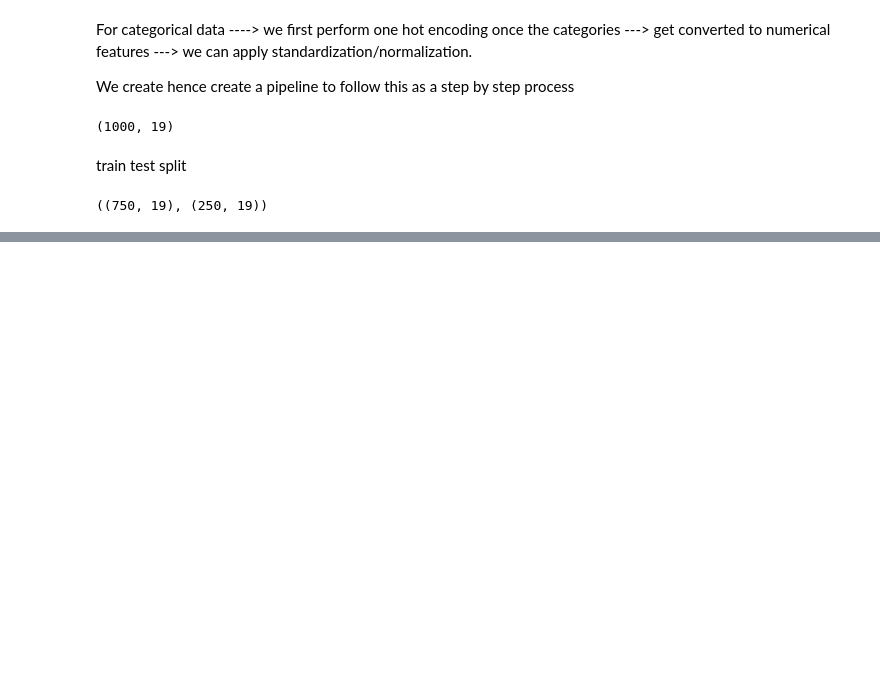
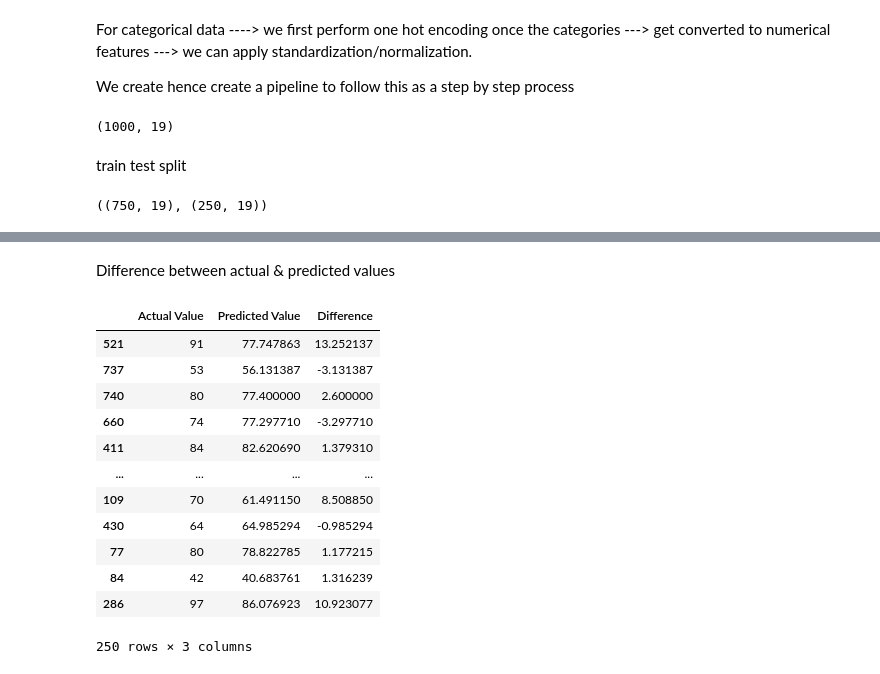
Before and after one commit to codebynishhhi/data_science_learnings, a Jupyter notebook: Project1/notebook/Model_training.ipynb, the cells around one changed output, grey strips where cells are left out. Drawn from its saved outputs; the diff is of its cells as text; code cells hidden in the pictures; blank space fills up the shorter version.

```diff
--- a/Project1/notebook/Model_training.ipynb
+++ b/Project1/notebook/Model_training.ipynb
@@ -132,0 +247,23 @@ X_train.shape, X_test.shape
+# %% [markdown]
+Difference between actual & predicted values
+# %%
+predicted_diff = pd.DataFrame({
+    'Actual Value': y_test,
+    'Predicted Value': y_test_pred,
+    'Difference': y_test - y_test_pred  # Corrected variable name to y_test_pred
+})
+predicted_diff
+# %% [output]
+|  | Actual Value | Predicted Value | Difference |
+| 521 | 91 | 77.747863 | 13.252137 |
+| 737 | 53 | 56.131387 | -3.131387 |
+| 740 | 80 | 77.400000 | 2.600000 |
+| 660 | 74 | 77.297710 | -3.297710 |
+| 411 | 84 | 82.620690 | 1.379310 |
+| ... | ... | ... | ... |
+| 109 | 70 | 61.491150 | 8.508850 |
+| 430 | 64 | 64.985294 | -0.985294 |
+| 77 | 80 | 78.822785 | 1.177215 |
+| 84 | 42 | 40.683761 | 1.316239 |
+| 286 | 97 | 86.076923 | 10.923077 |
+250 rows × 3 columns
```
Also changed, not shown: parts of 11 cells of this notebook, 4 other files.
